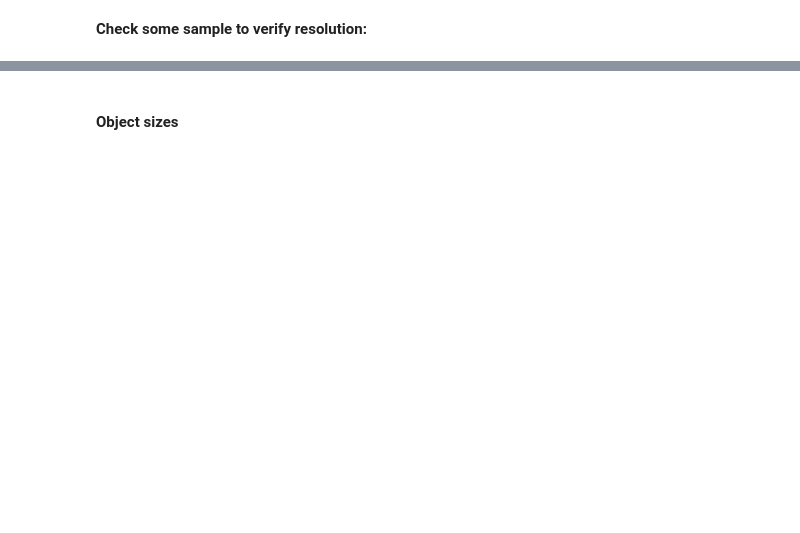
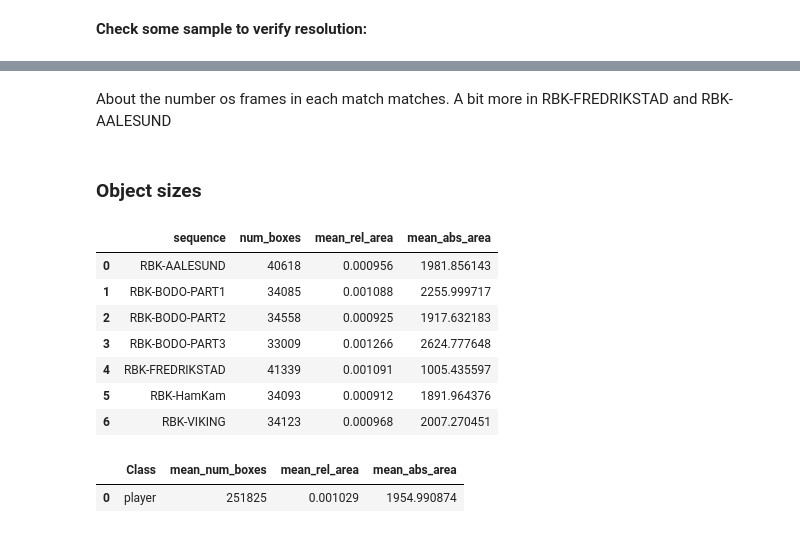
Before and after one commit to eliasls/tdt17-task4-football-2025, a Jupyter notebook: notebooks/exploratory_data_analysis.ipynb, the cells around one changed output, grey strips where cells are left out. Saved outputs shown, nothing was run; the diff lists cells and outputs as text; code cells hidden in the pictures; blank space fills up the shorter version.

```diff
--- a/notebooks/exploratory_data_analysis.ipynb
+++ b/notebooks/exploratory_data_analysis.ipynb
@@ -308,26 +343,59 @@ All sequences are 16:9 (either 1920×1080 or 1280×720). Therefore aspect ratios
+# %% [markdown]
+About the number os frames in each match matches. A bit more in RBK-FREDRIKSTAD	and RBK-AALESUND
 # %% [markdown]
-#### Object sizes
+### Object sizes
 # %%
 importlib.reload(exploratory_data_analysis)
-stats = []
+stats_ball = []
+stats_player = []
 
 for name, path_dict in paths.items():
-    rel_areas, abs_areas = exploratory_data_analysis.collect_bbox_areas(
+    rel_areas_ball, abs_areas_ball, rel_areas_player, abs_areas_player, w, h = exploratory_data_analysis.collect_bbox_areas2(
         path_dict["annotations"]
     )
-    if not rel_areas:
+    if not rel_areas_ball or not rel_areas_player:
         continue
 
-    stats.append({
+    stats_ball.append({
         "sequence": name,
-        "num_boxes": len(rel_areas),
-        "min_rel_area": min(rel_areas),
-        "max_rel_area": max(rel_areas),
-        "mean_rel_area": sum(rel_areas) / len(rel_areas),
-        "min_abs_area": min(abs_areas),
-        "max_abs_area": max(abs_areas),
-        "mean_abs_area": sum(abs_areas) / len(abs_areas),
+        "num_boxes": len(rel_areas_ball),
+        "mean_rel_area": sum(rel_areas_ball) / len(rel_areas_ball),
+        "mean_abs_area": sum(abs_areas_ball) / len(abs_areas_ball),
     })
 
+    stats_player.append({
+        "sequence": name,
+        "num_boxes": len(rel_areas_player),
+        "mean_rel_area": sum(rel_areas_player) / len(rel_areas_player),
+        "mean_abs_area": sum(abs_areas_player) / len(abs_areas_player),
+    })
 
-pd.DataFrame(stats)
+stats_p_pd = pd.DataFrame(stats_player)
+stats_p_pd
+# %% [output]
+|  | sequence | num_boxes | mean_rel_area | mean_abs_area |
+| 0 | RBK-AALESUND | 40618 | 0.000956 | 1981.856143 |
+| 1 | RBK-BODO-PART1 | 34085 | 0.001088 | 2255.999717 |
+| 2 | RBK-BODO-PART2 | 34558 | 0.000925 | 1917.632183 |
+| 3 | RBK-BODO-PART3 | 33009 | 0.001266 | 2624.777648 |
+| 4 | RBK-FREDRIKSTAD | 41339 | 0.001091 | 1005.435597 |
+| 5 | RBK-HamKam | 34093 | 0.000912 | 1891.964376 |
+| 6 | RBK-VIKING | 34123 | 0.000968 | 2007.270451 |
+# %%
+p_num_boxes = stats_p_pd["num_boxes"].sum()
+p_mean_rel_area = stats_p_pd["mean_rel_area"].sum()
+p_mean_abs_area = stats_p_pd["mean_abs_area"].sum()
+
+stats_p_tot = []
+stats_p_tot.append({
+        "Class": "player",
+        "mean_num_boxes": p_num_boxes,
+        "mean_rel_area": p_mean_rel_area / 7,
+        "mean_abs_area": p_mean_abs_area / 7,
+    })
+
+stats_p_tot_pd =  pd.DataFrame(stats_p_tot)
+stats_p_tot_pd
+# %% [output]
+|  | Class | mean_num_boxes | mean_rel_area | mean_abs_area |
+| 0 | player | 251825 | 0.001029 | 1954.990874 |
```
Also changed, not shown: parts of 53 cells of this notebook, 20 other files.
